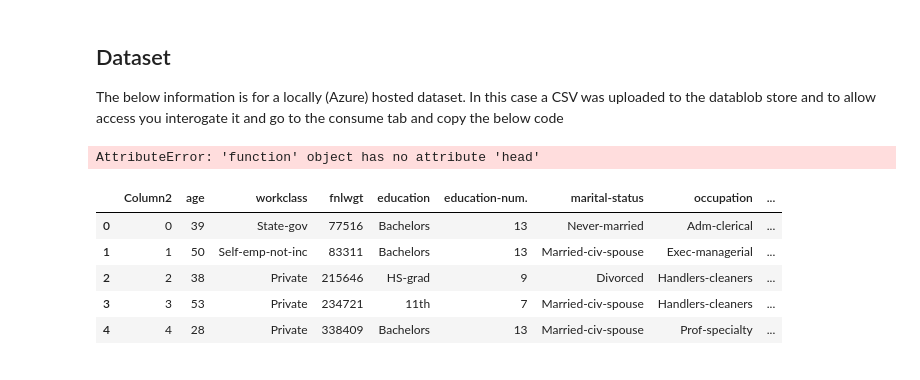
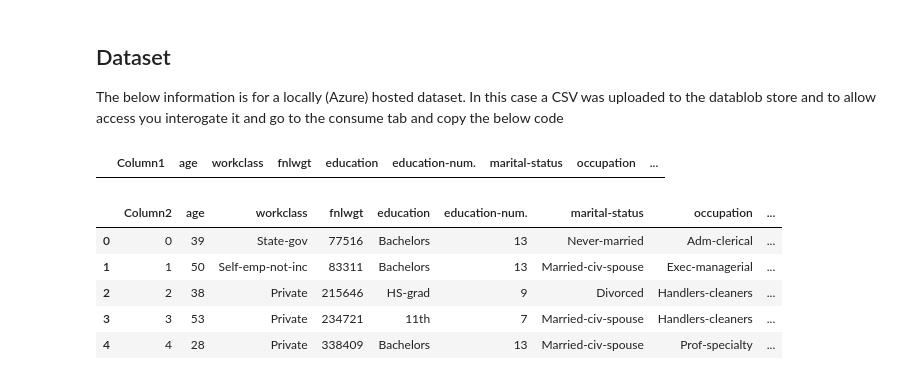
Before and after one commit to boffyd/UdacityMLOPs-Capstone, a Jupyter notebook: AutoML Udacity-project.ipynb, the cells around one changed output. Drawn from its saved outputs; the diff is of its cells as text; code cells hidden in the pictures.

```diff
--- a/AutoML Udacity-project.ipynb
+++ b/AutoML Udacity-project.ipynb
@@ -98,9 +100,9 @@ df2 = ds2.to_pandas_dataframe().dropna #comment out as req'd
     #drop unwanted variables as mentioned above.
 #df2 = df2.drop(columns=['workclass','education','race','native-country','fnlwgt','Column2'])
 # %%
-df2.head()
+ds.head()
 # %% [output]
-AttributeError: 'function' object has no attribute 'head'
+|  | Column1 | age | workclass | fnlwgt | education | education-num. | marital-status | occupation | ... |
 # %%
 from train import clean_data
 from sklearn.model_selection import train_test_split
```
Also changed, not shown: parts of 5 cells of this notebook, 2 other files.
